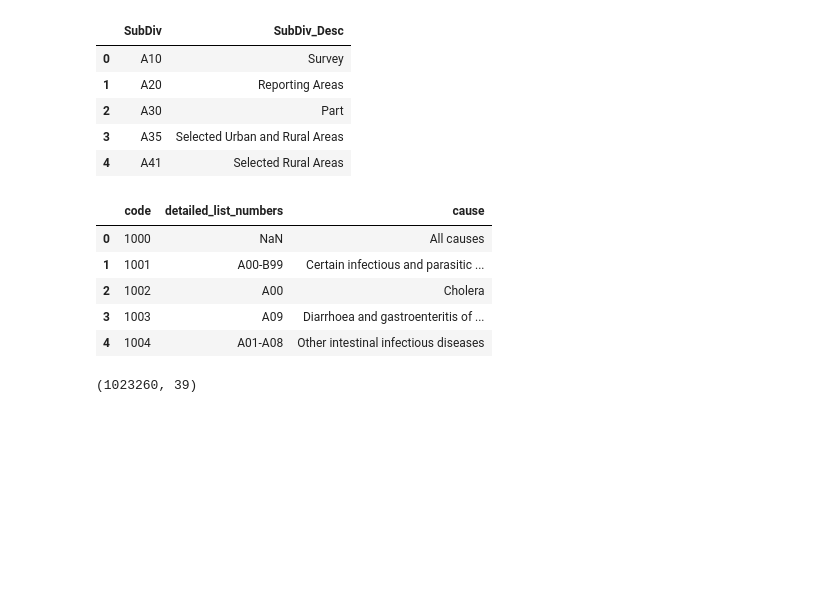
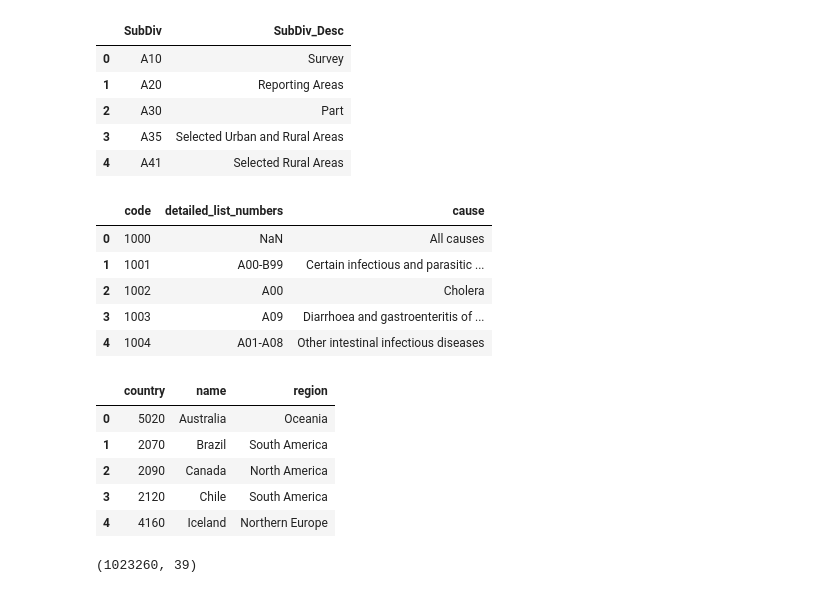
Before and after one commit to ShylaTatum/Group-Project-1, a Jupyter notebook: Resources/personal_workbooks/jenn_workbook.ipynb, the cells around one changed output. Saved outputs shown, nothing was run; the diff lists cells and outputs as text; code cells hidden in the pictures; blank space fills up the shorter version.

```diff
--- a/Resources/personal_workbooks/jenn_workbook.ipynb
+++ b/Resources/personal_workbooks/jenn_workbook.ipynb
@@ -6,16 +6,16 @@ import pandas as pd
 ## Read in Data Files
 # %%
 # Read WHO morbidity data
-df_mort = pd.read_csv('../source_data/morticd10_part5_rev')
+df_mort = pd.read_csv('../source_data/morticd10_part5_rev.csv')
 
 # Read WHO country names with codes, to be merged with morbidity data
-df_countries = pd.read_csv('../source_data/country_codes')
+df_countries = pd.read_csv('../source_data/country_codes.csv')
 
-# Read subdivision descriptions, to be merged with morbidity data
-df_subdiv = pd.read_csv('../source_data/subdiv_codes')
+# Read the list of countries to be used for our reporting
+df_filtered_countries = pd.read_csv('../source_data/filtered_countries.csv')
 
 # Read the ICD 10 codes data
-df_icd10 = pd.read_csv('../source_data/icd10_codes_who')
+df_icd10 = pd.read_csv('../source_data/icd10_codes_who.csv')
 # %% [markdown]
 ## Explore the Data
 # %%
@@ -59,6 +59,16 @@ df_icd10.head()
 | 2 | 1002 | A00 | Cholera |
 | 3 | 1003 | A09 | Diarrhoea and gastroenteritis of ... |
 | 4 | 1004 | A01-A08 | Other intestinal infectious diseases |
+# %%
+# Display the first 5 rows of the filtered countries DataFrame
+df_filtered_countries.head()
+# %% [output]
+|  | country | name | region |
+| 0 | 5020 | Australia | Oceania |
+| 1 | 2070 | Brazil | South America |
+| 2 | 2090 | Canada | North America |
+| 3 | 2120 | Chile | South America |
+| 4 | 4160 | Iceland | Northern Europe |
 # %%
 # Get the number of rows and columns in the df_mort DataFrame
 df_mort.shape
```
Also changed, not shown: 1 other file.
